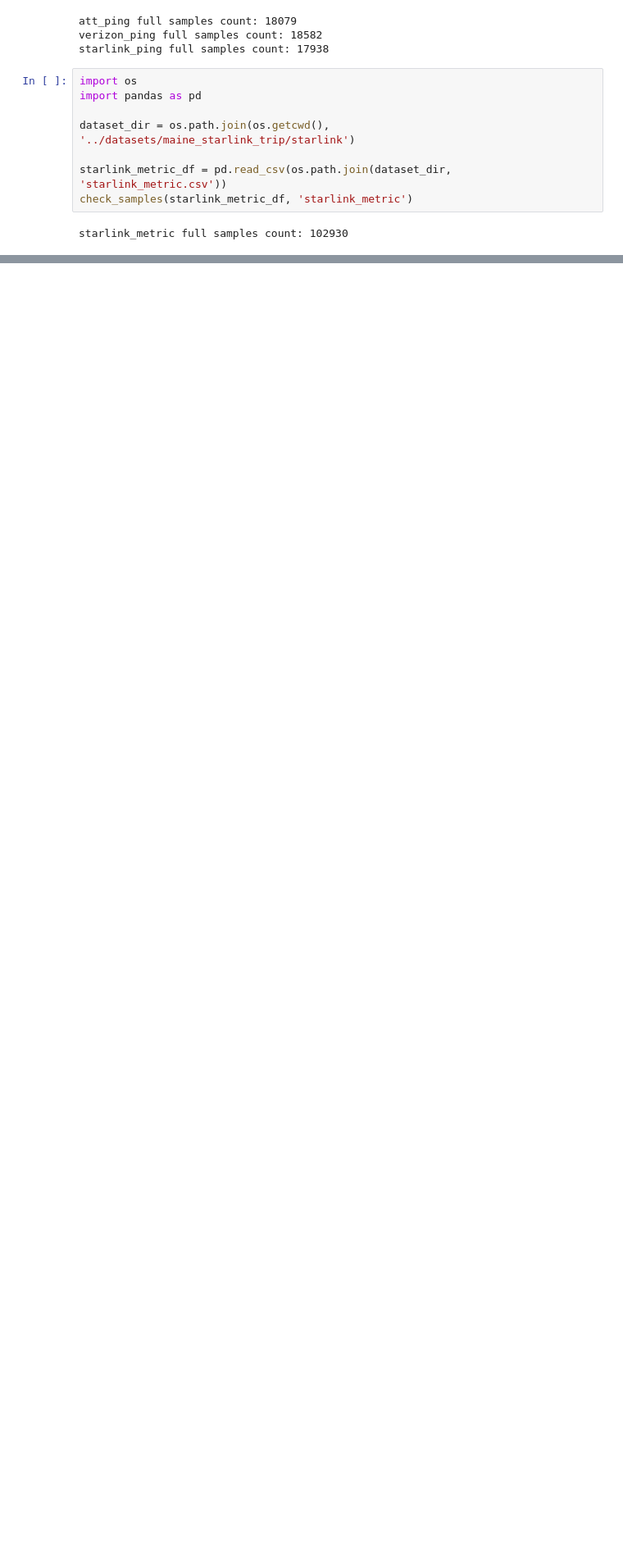
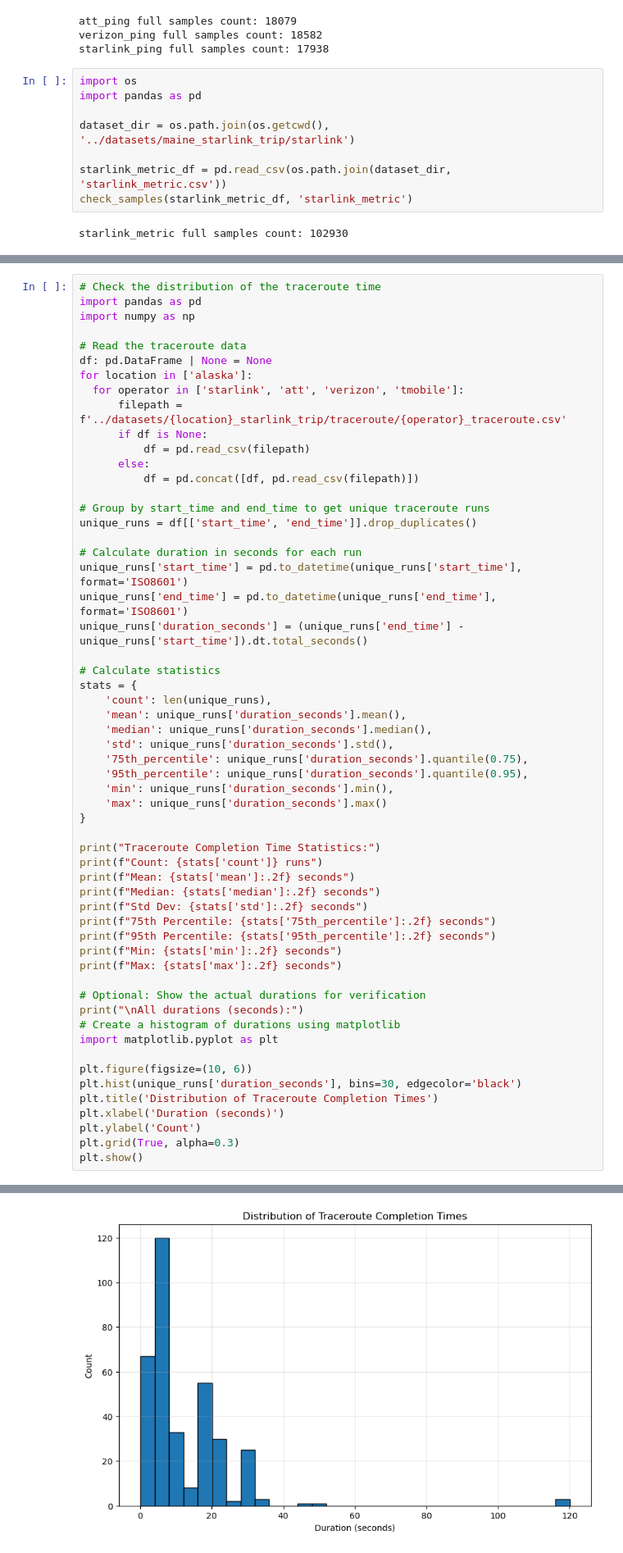
Before and after one commit to NUWiNS/starlink-measurement, a Jupyter notebook: scripts/playground.ipynb, the cells around one changed output, grey strips where cells are left out. Shown at 82% size. Cells and saved outputs as stored; diff of their text form; blank space fills up the shorter version.

Commit message:
feat: add traceroute processing for cellular

```diff
--- a/scripts/playground.ipynb
+++ b/scripts/playground.ipynb
@@ -438,3 +438,61 @@ verizon test duration: 537.819s
 tmobile test duration: 581.943s
 starlink test duration: 540.913s
 [interactive output not drawn]
+# %%
+# Check the distribution of the traceroute time
+import pandas as pd
+import numpy as np
+
+# Read the traceroute data
+df: pd.DataFrame | None = None
+for location in ['alaska']:
+  for operator in ['starlink', 'att', 'verizon', 'tmobile']:
+      filepath = f'../datasets/{location}_starlink_trip/traceroute/{operator}_traceroute.csv'
+      if df is None:
+          df = pd.read_csv(filepath)
+      else:
+          df = pd.concat([df, pd.read_csv(filepath)])
+
+# Group by start_time and end_time to get unique traceroute runs
+unique_runs = df[['start_time', 'end_time']].drop_duplicates()
+
+# Calculate duration in seconds for each run
+unique_runs['start_time'] = pd.to_datetime(unique_runs['start_time'], format='ISO8601')
+unique_runs['end_time'] = pd.to_datetime(unique_runs['end_time'], format='ISO8601')
+unique_runs['duration_seconds'] = (unique_runs['end_time'] - unique_runs['start_time']).dt.total_seconds()
+
+# Calculate statistics
+stats = {
+    'count': len(unique_runs),
+    'mean': unique_runs['duration_seconds'].mean(),
+    'median': unique_runs['duration_seconds'].median(),
+    'std': unique_runs['duration_seconds'].std(),
+    '75th_percentile': unique_runs['duration_seconds'].quantile(0.75),
+    '95th_percentile': unique_runs['duration_seconds'].quantile(0.95),
+    'min': unique_runs['duration_seconds'].min(),
+    'max': unique_runs['duration_seconds'].max()
+}
+
+print("Traceroute Completion Time Statistics:")
+print(f"Count: {stats['count']} runs")
+print(f"Mean: {stats['mean']:.2f} seconds")
+print(f"Median: {stats['median']:.2f} seconds")
+print(f"Std Dev: {stats['std']:.2f} seconds")
+print(f"75th Percentile: {stats['75th_percentile']:.2f} seconds")
+print(f"95th Percentile: {stats['95th_percentile']:.2f} seconds")
+print(f"Min: {stats['min']:.2f} seconds")
+print(f"Max: {stats['max']:.2f} seconds")
+
+# Optional: Show the actual durations for verification
+print("\nAll durations (seconds):")
+# Create a histogram of durations using matplotlib
+import matplotlib.pyplot as plt
+
+plt.figure(figsize=(10, 6))
+plt.hist(unique_runs['duration_seconds'], bins=30, edgecolor='black')
+plt.title('Distribution of Traceroute Completion Times')
+plt.xlabel('Duration (seconds)')
+plt.ylabel('Count')
+plt.grid(True, alpha=0.3)
+plt.show()
+# %% [output]
@@ -440,0 +510 @@ starlink test duration: 540.913s
+[figure, added]
```
Also changed, not shown: parts of 1 cell of this notebook, 3 other files.
